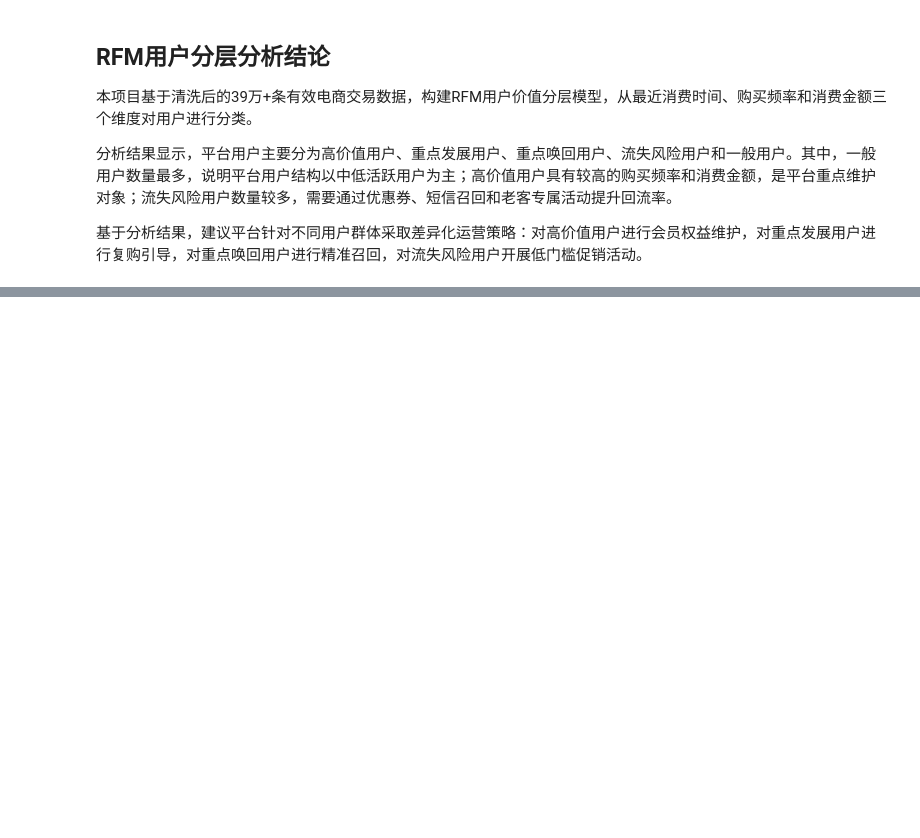
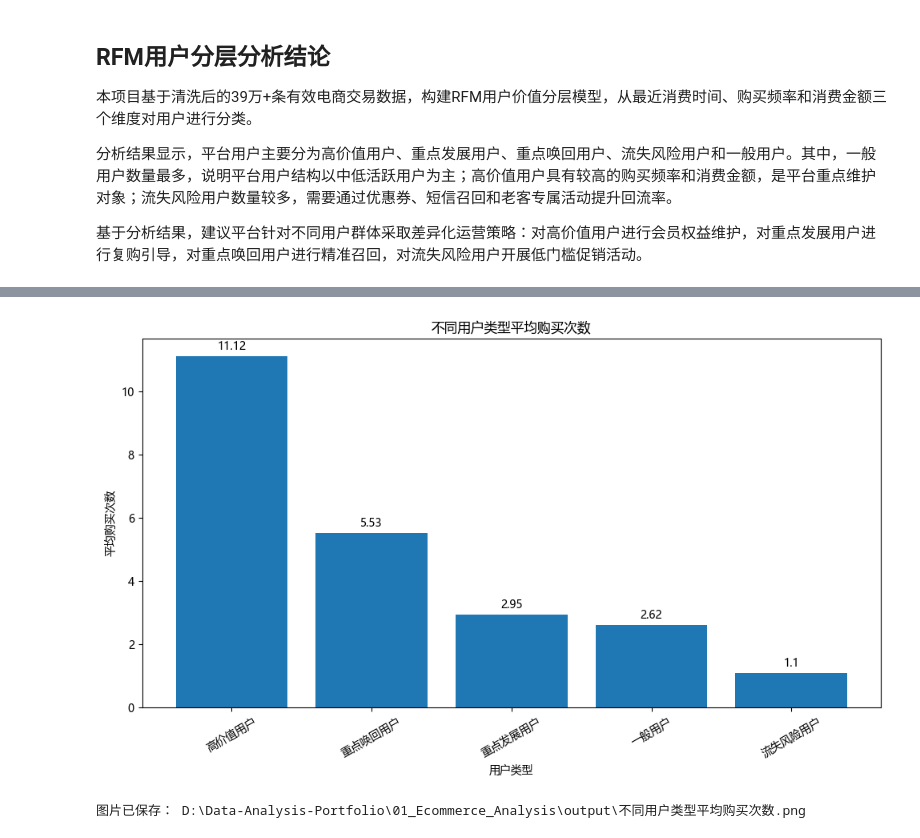
Before and after one commit to zxj0127/data-analysis-portfolio, a Jupyter notebook: 01_Ecommerce_Analysis/notebook/analysis.ipynb/analysis.ipynb, the cells around one changed output, grey strips where cells are left out. Cells and saved outputs as stored; diff of their text form; code cells hidden in the pictures; blank space fills up the shorter version.

```diff
--- a/01_Ecommerce_Analysis/notebook/analysis.ipynb/analysis.ipynb
+++ b/01_Ecommerce_Analysis/notebook/analysis.ipynb/analysis.ipynb
@@ -572,0 +651,26 @@ print("用户运营策略分析结果已保存：", strategy_output_path)
+# %%
+segment_freq_sorted = segment_analysis.sort_values("平均购买次数", ascending=False)
+
+plt.figure(figsize=(10, 6))
+
+plt.bar(segment_freq_sorted["用户类型"], segment_freq_sorted["平均购买次数"])
+
+plt.title("不同用户类型平均购买次数")
+plt.xlabel("用户类型")
+plt.ylabel("平均购买次数")
+plt.xticks(rotation=30)
+
+for i, v in enumerate(segment_freq_sorted["平均购买次数"]):
+    plt.text(i, v + 0.2, round(v, 2), ha="center")
+
+plt.tight_layout()
+
+freq_path = r"D:\Data-Analysis-Portfolio\01_Ecommerce_Analysis\output\不同用户类型平均购买次数.png"
+plt.savefig(freq_path, dpi=300, bbox_inches="tight")
+
+plt.show()
+
+print("图片已保存：", freq_path)
+# %% [output]
+[figure, added]
+图片已保存： D:\Data-Analysis-Portfolio\01_Ecommerce_Analysis\output\不同用户类型平均购买次数.png
```
Also changed, not shown: parts of 6 cells of this notebook, 16 other files.
